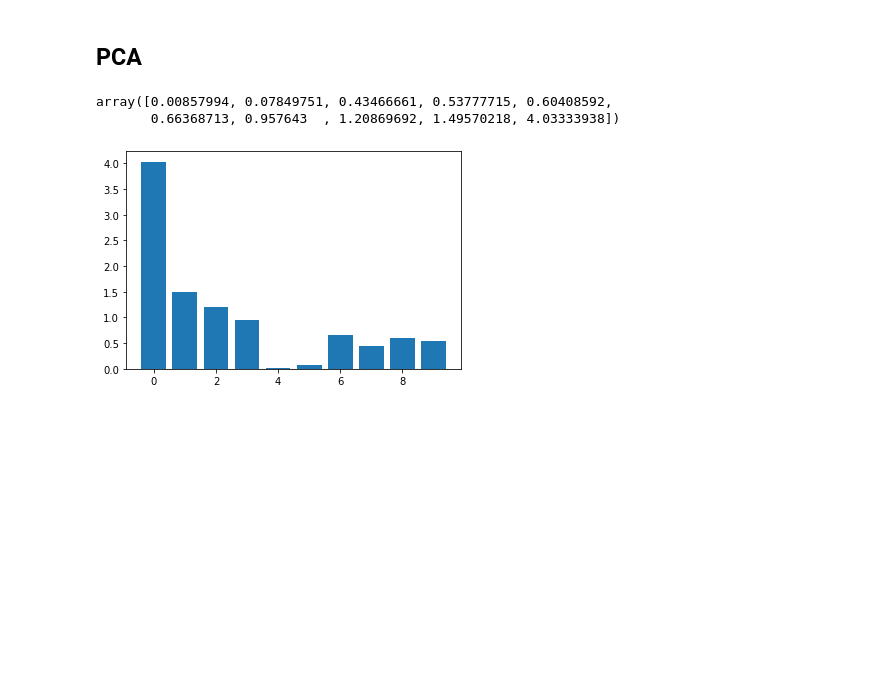
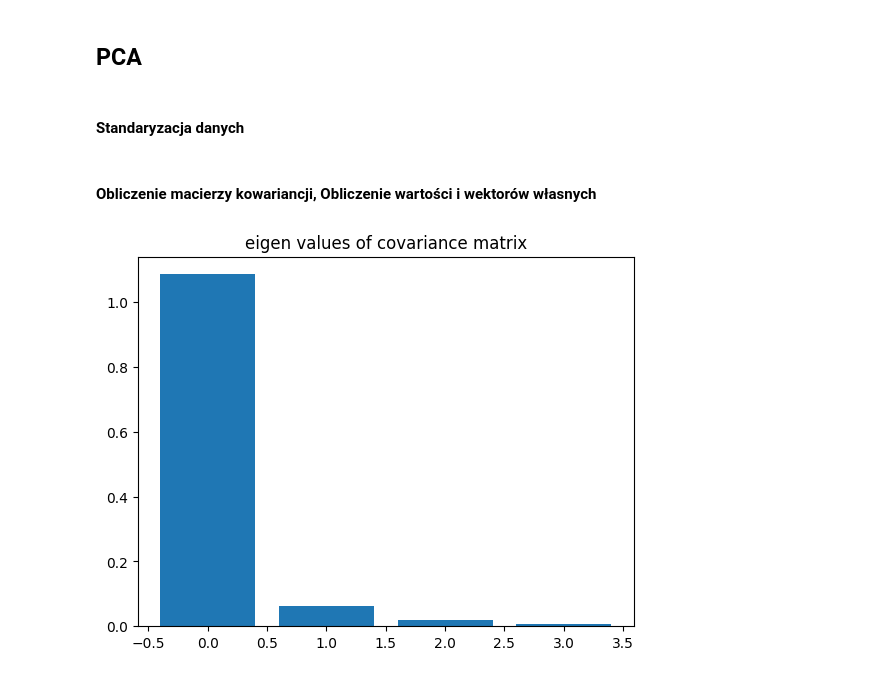
Before and after one commit to MichalMichniak/Machine_Learning_2023_Academy_Course, a Jupyter notebook: lab_9/main.ipynb, the cells around one changed output. Saved outputs shown, nothing was run; the diff lists cells and outputs as text; code cells hidden in the pictures; blank space fills up the shorter version.

```diff
--- a/lab_9/main.ipynb
+++ b/lab_9/main.ipynb
@@ -1,23 +1,25 @@
 # %% [markdown]
 ## PCA
+# %% [markdown]
+#### Standaryzacja danych
 # %%
-from sklearn.datasets import load_diabetes
+from sklearn.datasets import load_diabetes,load_iris
 import numpy as np
 
-X ,y = load_diabetes( return_X_y=True)
+X ,y = load_iris( return_X_y=True)
 
 X_standarized = (X - np.mean(X))/np.std(X)
+# %% [markdown]
+####  Obliczenie macierzy kowariancji, Obliczenie wartości i wektorów własnych
 # %%
 cov_matrix = np.cov(X_standarized.T)
 w, v = np.linalg.eig(cov_matrix)
-v_sorted = v[w.argsort()] [::-1]
-w_sorted = np.sort(w) [::-1]
+v_sorted = v[w.argsort()[::-1]]
+w_sorted = np.sort(w)[::-1]
-# %% [output]
-array([0.00857994, 0.07849751, 0.43466661, 0.53777715, 0.60408592,
-       0.66368713, 0.957643  , 1.20869692, 1.49570218, 4.03333938])
 # %%
 import matplotlib.pyplot as plt
-plt.bar([i for i in range(len(w))],w)
+plt.bar([i for i in range(len(w_sorted))],w_sorted)
+plt.title("eigen values of covariance matrix")
 plt.show()
 # %% [output]
-[figure, old version]
+[figure, new version]
```
Also changed, not shown: parts of 27 cells of this notebook, 3 other files.
